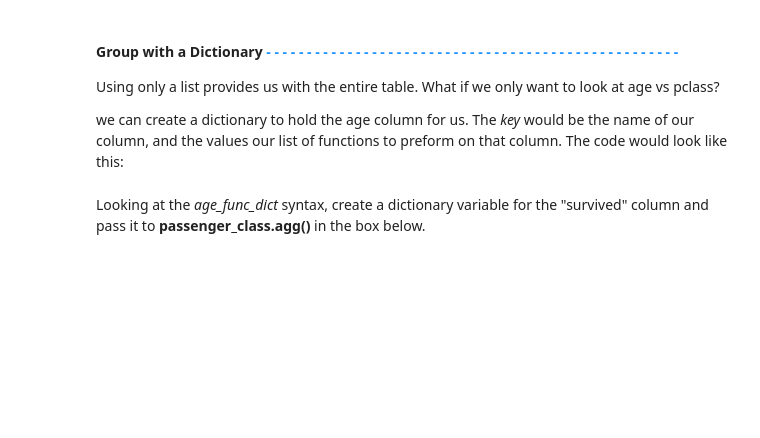
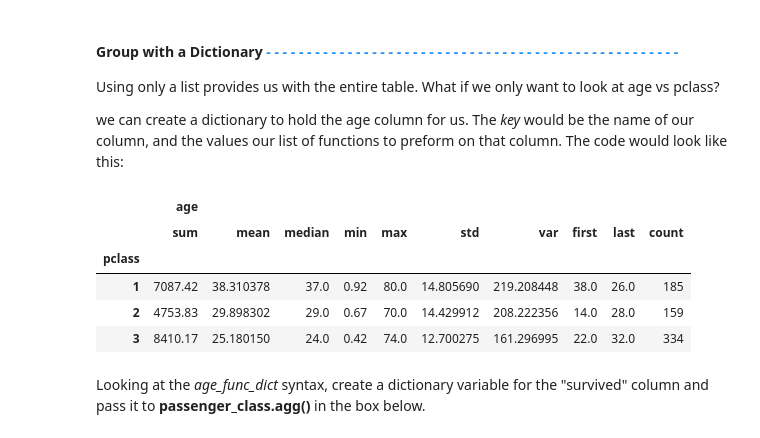
Before and after one commit to e3la/DataManipulation, a Jupyter notebook: DataManipulationWorkbook.ipynb, the cells around one changed output. Drawn from its saved outputs; the diff is of its cells as text; code cells hidden in the pictures; blank space fills up the shorter version.

```diff
--- a/DataManipulationWorkbook.ipynb
+++ b/DataManipulationWorkbook.ipynb
@@ -226,10 +296,17 @@ we can create a dictionary to hold the age column for us.  The *key* would be th
 # %%
 agg_func_dict = {
     'age':
     ['sum', 'mean', 'median', 'min', 'max', 'std', 'var', 'first', 'last', 'count']
 }
 # We would run our table like this:
-# passenger_class.agg(agg_func_dict)
+passenger_class.agg(agg_func_dict)
+# %% [output]
+|  | age |  |  |  |  |  |  |  |  |  |
+|  | sum | mean | median | min | max | std | var | first | last | count |
+| pclass |  |  |  |  |  |  |  |  |  |  |
+| 1 | 7087.42 | 38.310378 | 37.0 | 0.92 | 80.0 | 14.805690 | 219.208448 | 38.0 | 26.0 | 185 |
+| 2 | 4753.83 | 29.898302 | 29.0 | 0.67 | 70.0 | 14.429912 | 208.222356 | 14.0 | 28.0 | 159 |
+| 3 | 8410.17 | 25.180150 | 24.0 | 0.42 | 74.0 | 12.700275 | 161.296995 | 22.0 | 32.0 | 334 |
 # %% [markdown]
 Looking at the *age_func_dict* syntax, create a dictionary variable for the "survived" column and pass it to **passenger_class.agg()** in the box below.
 # %%
```
Also changed, not shown: parts of 8 cells of this notebook.
